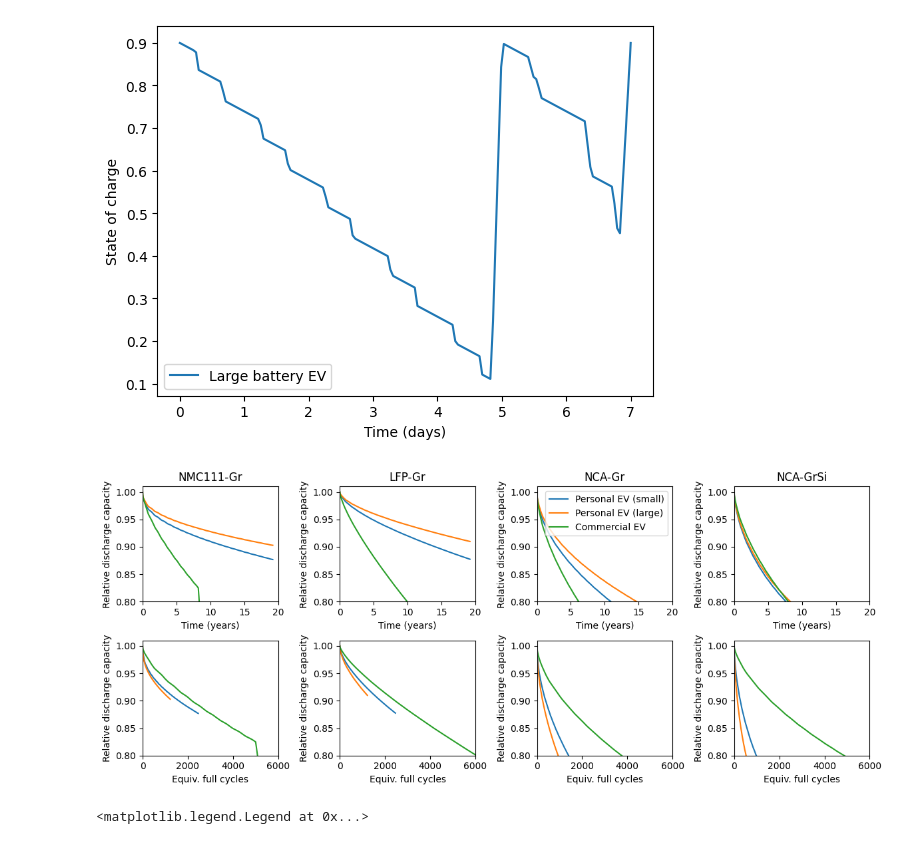
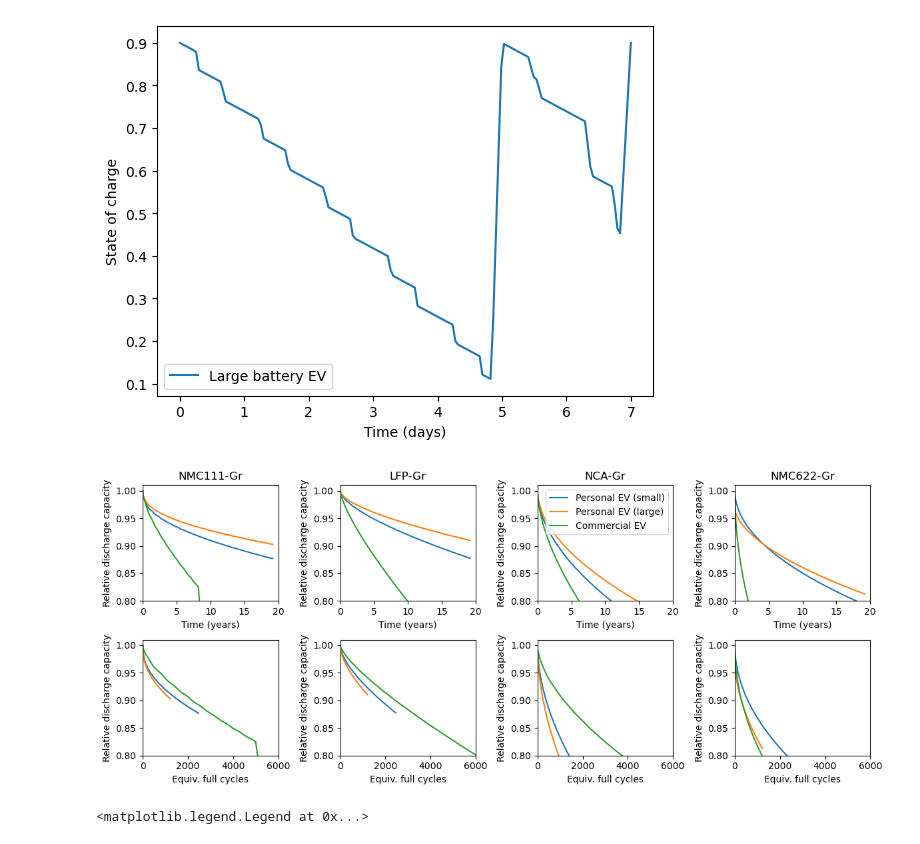
Before and after one commit to NREL/BLAST-Lite, a Jupyter notebook: examples/example_EV_life.ipynb, the cells around one changed output. Saved outputs shown, nothing was run; the diff lists cells and outputs as text; code cells hidden in the pictures.

Commit message:
DENSO cell model hot-fix

```diff
--- a/examples/example_EV_life.ipynb
+++ b/examples/example_EV_life.ipynb
@@ -60,13 +60,13 @@ input_ev_commercial = assemble_one_year_input(commercial_ev, climate)
 from blast.models.nmc111_gr_Kokam75Ah_2017 import Nmc111_Gr_Kokam75Ah_Battery
 from blast.models.lfp_gr_250AhPrismatic_2019 import Lfp_Gr_250AhPrismatic
 from blast.models.nca_gr_Panasonic3Ah_2018 import Nca_Gr_Panasonic3Ah_Battery
-from blast.models.nca_grsi_SonyMurata2p5Ah_2023 import NCA_GrSi_SonyMurata2p5Ah_Battery
+from blast.models.nmc622_gr_DENSO50Ah_2021 import Nmc622_Gr_DENSO50Ah_Battery
 
 batteries = {
     'NMC111-Gr': [Nmc111_Gr_Kokam75Ah_Battery(), Nmc111_Gr_Kokam75Ah_Battery(), Nmc111_Gr_Kokam75Ah_Battery()],
     'LFP-Gr': [Lfp_Gr_250AhPrismatic(), Lfp_Gr_250AhPrismatic(), Lfp_Gr_250AhPrismatic()],
     'NCA-Gr': [Nca_Gr_Panasonic3Ah_Battery(), Nca_Gr_Panasonic3Ah_Battery(), Nca_Gr_Panasonic3Ah_Battery()],
-    'NCA-GrSi': [NCA_GrSi_SonyMurata2p5Ah_Battery(), NCA_GrSi_SonyMurata2p5Ah_Battery(), NCA_GrSi_SonyMurata2p5Ah_Battery()]
+    'NMC622-Gr': [Nmc622_Gr_DENSO50Ah_Battery(), Nmc622_Gr_DENSO50Ah_Battery(), Nmc622_Gr_DENSO50Ah_Battery()]
 }
 simulations = {
     'Personal EV (small)': input_ev_smallbatt,
@@ -76,34 +76,34 @@ simulations = {
 
 years_simulation = 20
 fig, ax = plt.subplots(2, 4, figsize=(12,5))
 idx_ax = 0
 for batt_type, battery in batteries.items():
     idx_sim = 0
     for sim_type, sim_input in simulations.items():
         batt = battery[idx_sim]
         batt.simulate_battery_life(sim_input, years_simulation)
 
         ax[0][idx_ax].plot(batt.stressors['t_days']/365, batt.outputs['q'], label=sim_type)
         ax[1][idx_ax].plot(batt.stressors['efc'], batt.outputs['q'], label=sim_type)
         idx_sim += 1
 
     ax[0][idx_ax].set_xlabel('Time (years)')
     ax[0][idx_ax].set_ylabel('Relative discharge capacity')
     ax[0][idx_ax].set_ylim((0.8, 1.01))
     ax[0][idx_ax].set_xlim((0, 20))
     ax[1][idx_ax].set_xlabel('Equiv. full cycles')
     ax[1][idx_ax].set_ylabel('Relative discharge capacity')
     ax[1][idx_ax].set_ylim((0.8, 1.01))
     ax[1][idx_ax].set_xlim((0, 6000))
 
     ax[0][idx_ax].set_title(batt_type)
     if idx_ax == 2:
         ax[0][idx_ax].legend(loc='upper right')
     idx_ax += 1
 
 plt.tight_layout()
 # %% [output]
-[figure, old version]
+[figure, new version]
 # %%
 commercial_ev_lowdod = pd.read_csv('application profiles/commercial_ev_lowdod.csv')
 commercial_ev_lowdod = commercial_ev_lowdod.iloc[np.linspace(0, 24*3600*7 - 1, 24*7)]
```
Also changed, not shown: parts of 2 cells of this notebook, 1 other file.
